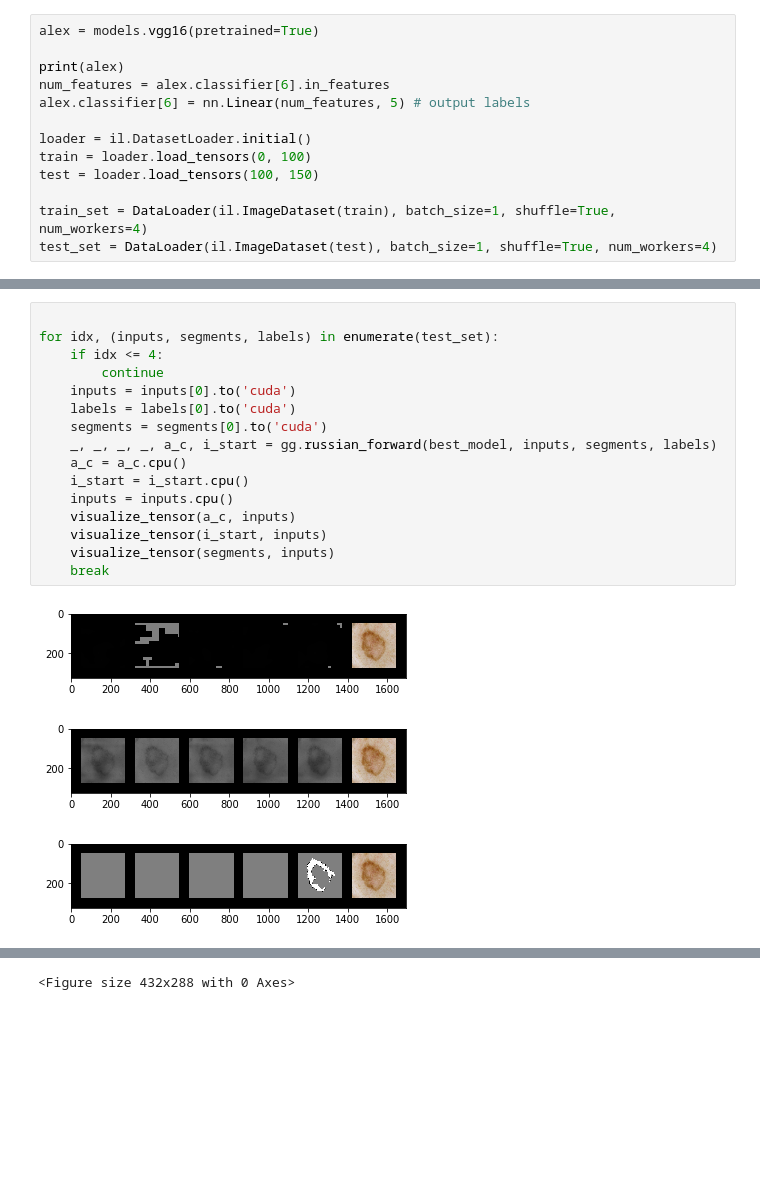
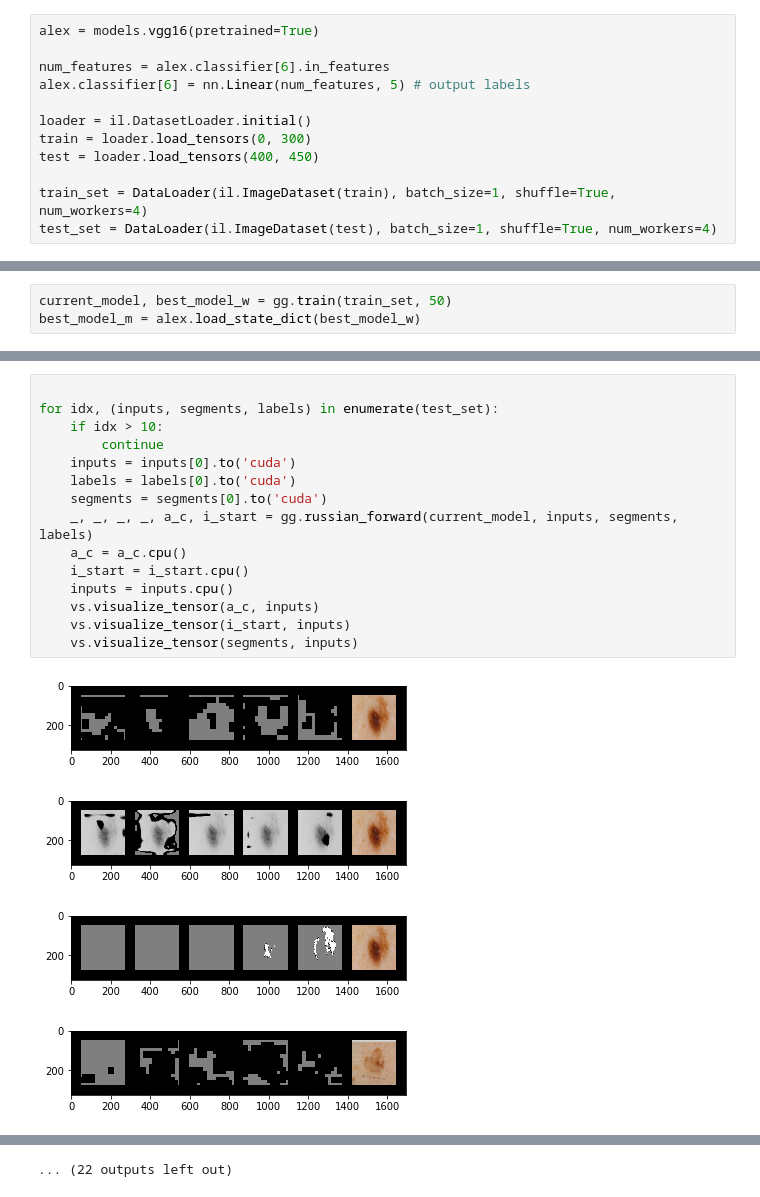
Before and after one commit to glcanvas/ml-diplom, a Jupyter notebook: notebooks/init.ipynb, the cells around one changed output, grey strips where cells are left out. Cells and saved outputs as stored; diff of their text form; blank space fills up the shorter version.

```diff
--- a/notebooks/init.ipynb
+++ b/notebooks/init.ipynb
@@ -12,13 +13,12 @@ from torch.utils.data import DataLoader
 # %%
 alex = models.vgg16(pretrained=True)
 
-print(alex)
 num_features = alex.classifier[6].in_features
 alex.classifier[6] = nn.Linear(num_features, 5) # output labels
 
 loader = il.DatasetLoader.initial()
-train = loader.load_tensors(0, 100)
-test = loader.load_tensors(100, 150)
+train = loader.load_tensors(0, 300)
+test = loader.load_tensors(400, 450)
 
 train_set = DataLoader(il.ImageDataset(train), batch_size=1, shuffle=True, num_workers=4)
 test_set = DataLoader(il.ImageDataset(test), batch_size=1, shuffle=True, num_workers=4)
@@ -243,0 +184,3 @@ Total Loss: 175080.8255, classification loss: 0.14649395072460175, loss AM: 0.07
+# %%
+current_model, best_model_w = gg.train(train_set, 50)
+best_model_m = alex.load_state_dict(best_model_w)
@@ -244,20 +205,20 @@ Total Loss: 175080.8255, classification loss: 0.14649395072460175, loss AM: 0.07
 # %%
 
 for idx, (inputs, segments, labels) in enumerate(test_set):
-    if idx <= 4:
+    if idx > 10:
         continue
     inputs = inputs[0].to('cuda')
     labels = labels[0].to('cuda')
     segments = segments[0].to('cuda')
-    _, _, _, _, a_c, i_start = gg.russian_forward(best_model, inputs, segments, labels)
+    _, _, _, _, a_c, i_start = gg.russian_forward(current_model, inputs, segments, labels)
     a_c = a_c.cpu()
     i_start = i_start.cpu()
     inputs = inputs.cpu()
-    visualize_tensor(a_c, inputs)
-    visualize_tensor(i_start, inputs)
-    visualize_tensor(segments, inputs)
-    break
+    vs.visualize_tensor(a_c, inputs)
+    vs.visualize_tensor(i_start, inputs)
+    vs.visualize_tensor(segments, inputs)
 # %% [output]
-[figure, old version]
+[figure, new version]
-[figure, old version]
+[figure, new version]
-[figure, old version]
+[figure, new version]
+[figure, added]
@@ -264 +233 @@ for idx, (inputs, segments, labels) in enumerate(test_set):
-<Figure size 432x288 with 0 Axes>
+... (22 outputs left out)
```
Also changed, not shown: parts of 6 cells of this notebook, 1 other file.
